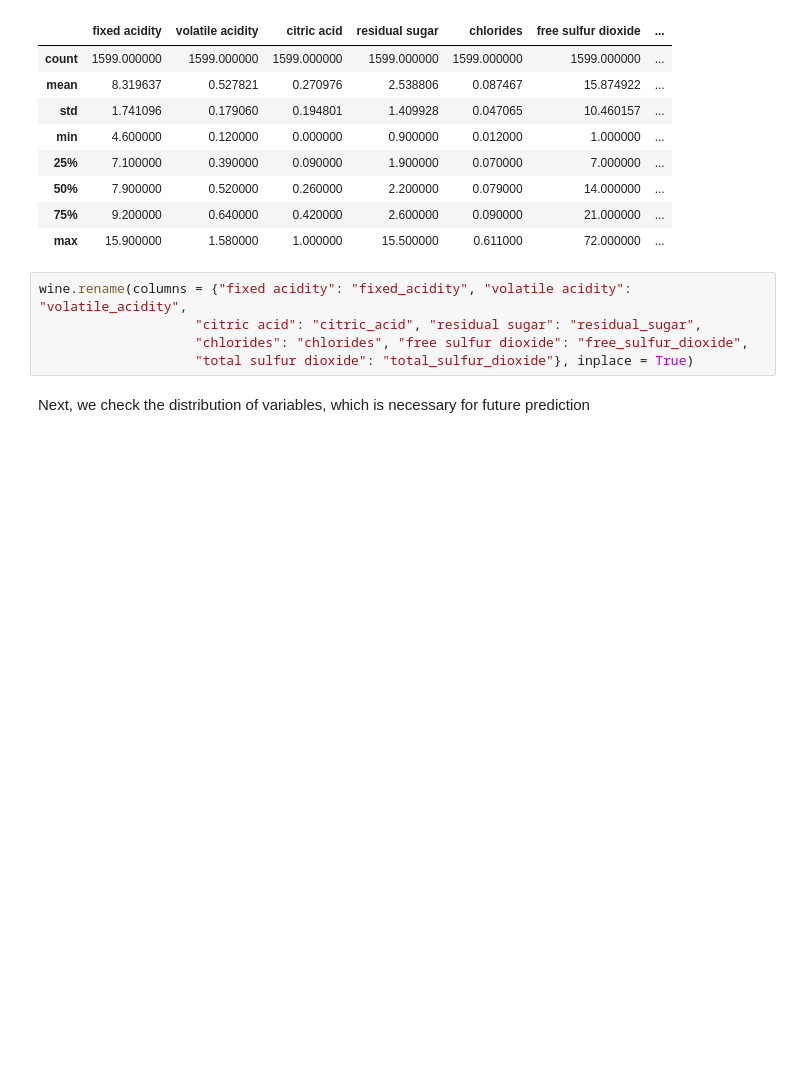
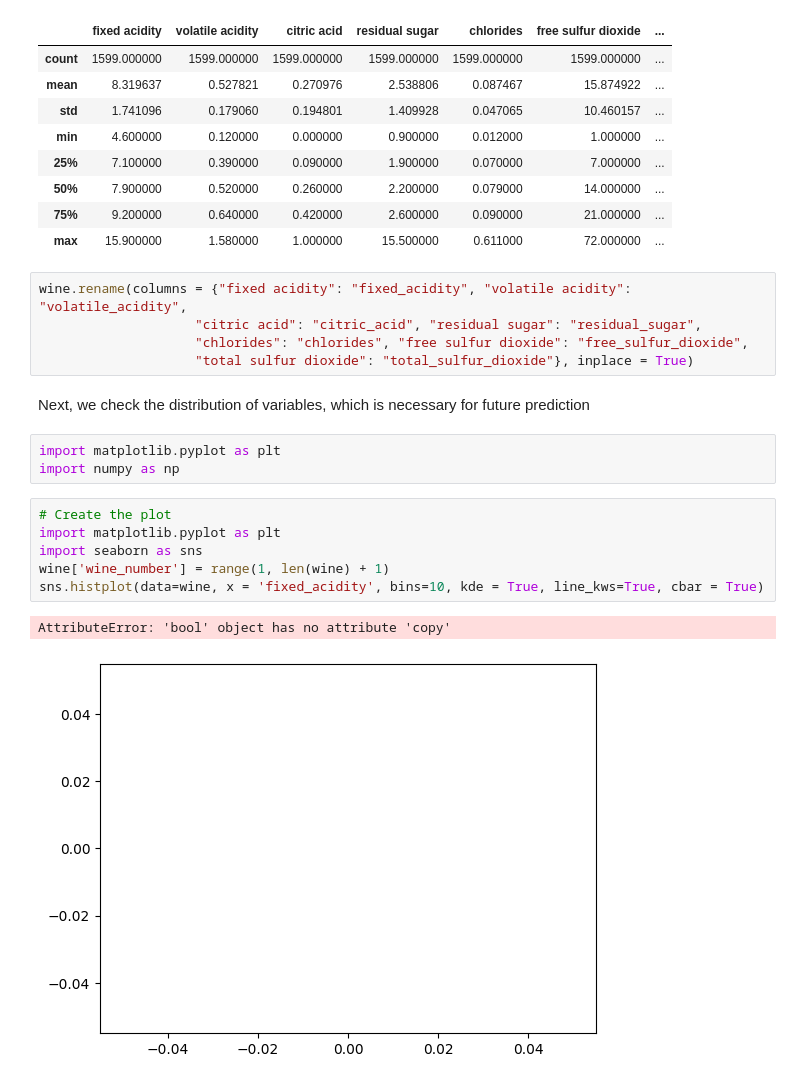
Before and after one commit to dilara444/TechLabsDUS_WineNot, a Jupyter notebook: notebooks/Dilara_13.02_test.ipynb, the cells around one changed output. Cells and saved outputs as stored; diff of their text form; blank space fills up the shorter version.

Commit message:
SNS.histplot

```diff
--- a/notebooks/Dilara_13.02_test.ipynb
+++ b/notebooks/Dilara_13.02_test.ipynb
@@ -114,3 +96,15 @@ wine.rename(columns = {"fixed acidity": "fixed_acidity", "volatile acidity": "vo
                     "total sulfur dioxide": "total_sulfur_dioxide"}, inplace = True)
 # %% [markdown]
 Next, we check the distribution of variables, which is necessary for future prediction
+# %%
+import matplotlib.pyplot as plt
+import numpy as np
+# %%
+# Create the plot
+import matplotlib.pyplot as plt
+import seaborn as sns
+wine['wine_number'] = range(1, len(wine) + 1)
+sns.histplot(data=wine, x = 'fixed_acidity', bins=10, kde = True, line_kws=True, cbar = True)
+# %% [output]
+AttributeError: 'bool' object has no attribute 'copy'
+[figure, added]
```
Also changed, not shown: parts of 2 cells of this notebook.
